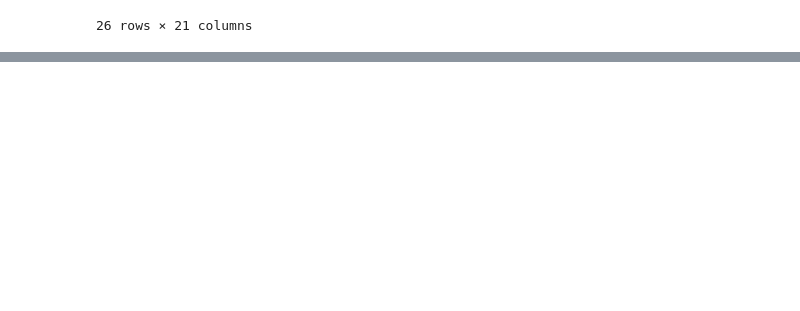
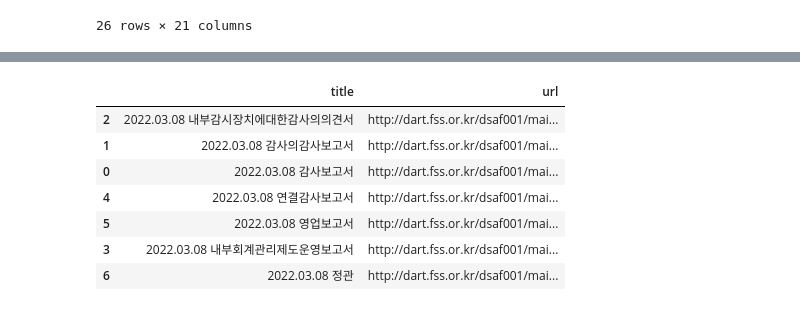
Before and after one commit to reejungkim/OpenAPI_Ministry_of_land, a Jupyter notebook: dart.ipynb, the cells around one changed output, grey strips where cells are left out. Saved outputs shown, nothing was run; the diff lists cells and outputs as text; code cells hidden in the pictures; blank space fills up the shorter version.

```diff
--- a/dart.ipynb
+++ b/dart.ipynb
@@ -76,0 +97,16 @@ dart.finstate('삼성전자', 2021, reprt_code='11013')
+# %%
+# 하위 문서(sub_docs), 첨부 문서(attach_doc_list)
+rcp_no = '20220308000798'
+dart.sub_docs(rcp_no) # 하위 문서 제목과 URL
+dart.sub_docs(rcp_no, match='감사의견')  # 제목이 잘 매치되는 순서로 소트
+dart.attach_doc_list(rcp_no) # 첨부 문서(i.e. 감사보고서) 제목과 URL
+dart.attach_doc_list(rcp_no, match='감사의의견서') # 제목이 잘 매치되는 순서로 소트
+# %% [output]
+|  | title | url |
+| 2 | 2022.03.08 내부감시장치에대한감사의의견서 | http://dart.fss.or.kr/dsaf001/mai... |
+| 1 | 2022.03.08 감사의감사보고서 | http://dart.fss.or.kr/dsaf001/mai... |
+| 0 | 2022.03.08 감사보고서 | http://dart.fss.or.kr/dsaf001/mai... |
+| 4 | 2022.03.08 연결감사보고서 | http://dart.fss.or.kr/dsaf001/mai... |
+| 5 | 2022.03.08 영업보고서 | http://dart.fss.or.kr/dsaf001/mai... |
+| 3 | 2022.03.08 내부회계관리제도운영보고서 | http://dart.fss.or.kr/dsaf001/mai... |
+| 6 | 2022.03.08 정관 | http://dart.fss.or.kr/dsaf001/mai... |
```
Also changed, not shown: parts of 2 cells of this notebook, 9 other files.
